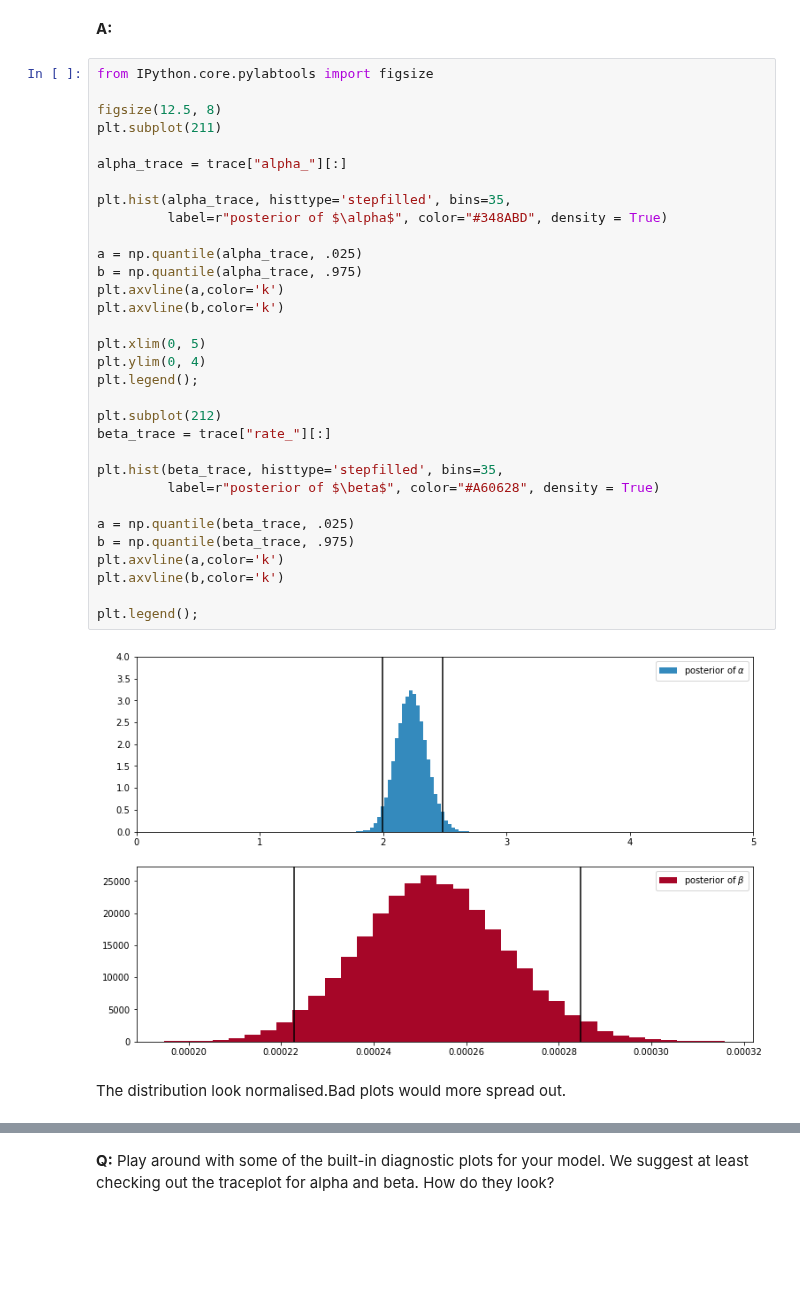
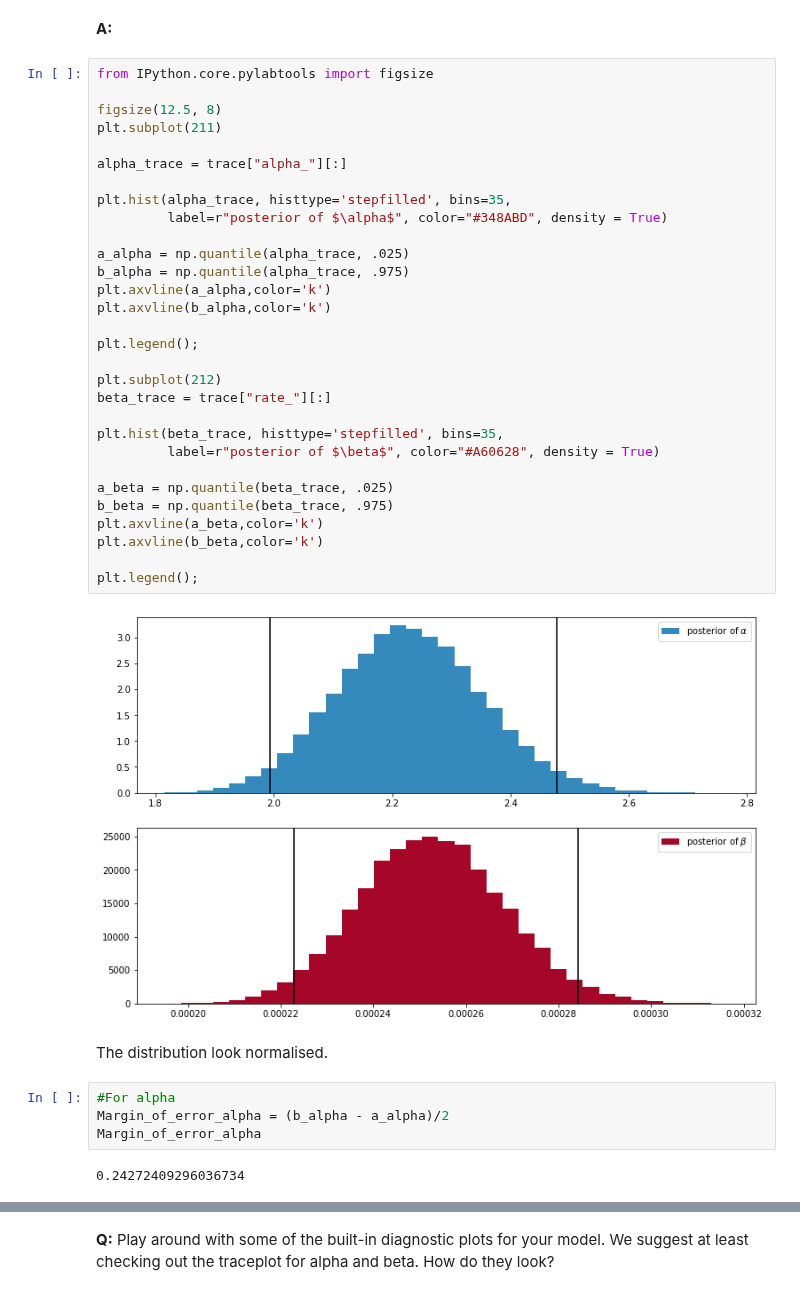
Before and after one commit to Anandpatil412/DSC, a Jupyter notebook: Miniproject_Bayesian_stats/inferential_statistics_3-Q.ipynb, the cells around one changed output, grey strips where cells are left out. Drawn from its saved outputs; the diff is of its cells as text; blank space fills up the shorter version.

```diff
--- a/Miniproject_Bayesian_stats/inferential_statistics_3-Q.ipynb
+++ b/Miniproject_Bayesian_stats/inferential_statistics_3-Q.ipynb
@@ -133,36 +132,40 @@ __A:__
 # %%
 from IPython.core.pylabtools import figsize
 
 figsize(12.5, 8)
 plt.subplot(211)
 
 alpha_trace = trace["alpha_"][:]
 
 plt.hist(alpha_trace, histtype='stepfilled', bins=35,
          label=r"posterior of $\alpha$", color="#348ABD", density = True)
 
-a = np.quantile(alpha_trace, .025)
-b = np.quantile(alpha_trace, .975)
-plt.axvline(a,color='k')
-plt.axvline(b,color='k')
+a_alpha = np.quantile(alpha_trace, .025)
+b_alpha = np.quantile(alpha_trace, .975)
+plt.axvline(a_alpha,color='k')
+plt.axvline(b_alpha,color='k')
 
-plt.xlim(0, 5)
-plt.ylim(0, 4)
 plt.legend();
 
 plt.subplot(212)
 beta_trace = trace["rate_"][:]
 
 plt.hist(beta_trace, histtype='stepfilled', bins=35,
          label=r"posterior of $\beta$", color="#A60628", density = True)
 
-a = np.quantile(beta_trace, .025)
-b = np.quantile(beta_trace, .975)
-plt.axvline(a,color='k')
-plt.axvline(b,color='k')
+a_beta = np.quantile(beta_trace, .025)
+b_beta = np.quantile(beta_trace, .975)
+plt.axvline(a_beta,color='k')
+plt.axvline(b_beta,color='k')
 
 plt.legend();
 # %% [output]
-[figure, old version]
+[figure, new version]
 # %% [markdown]
-The distribution look normalised.Bad plots would more spread out.
+The distribution look normalised.
+# %%
+#For alpha
+Margin_of_error_alpha = (b_alpha - a_alpha)/2
+Margin_of_error_alpha
+# %% [output]
+0.24272409296036734
```
Also changed, not shown: parts of 4 cells of this notebook.
